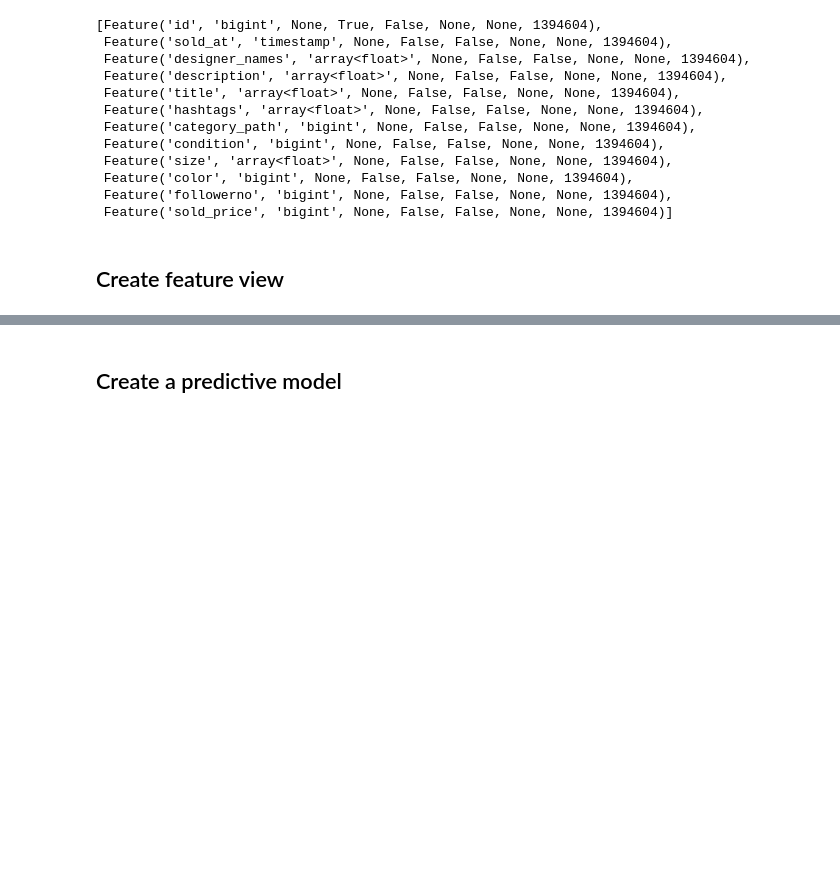
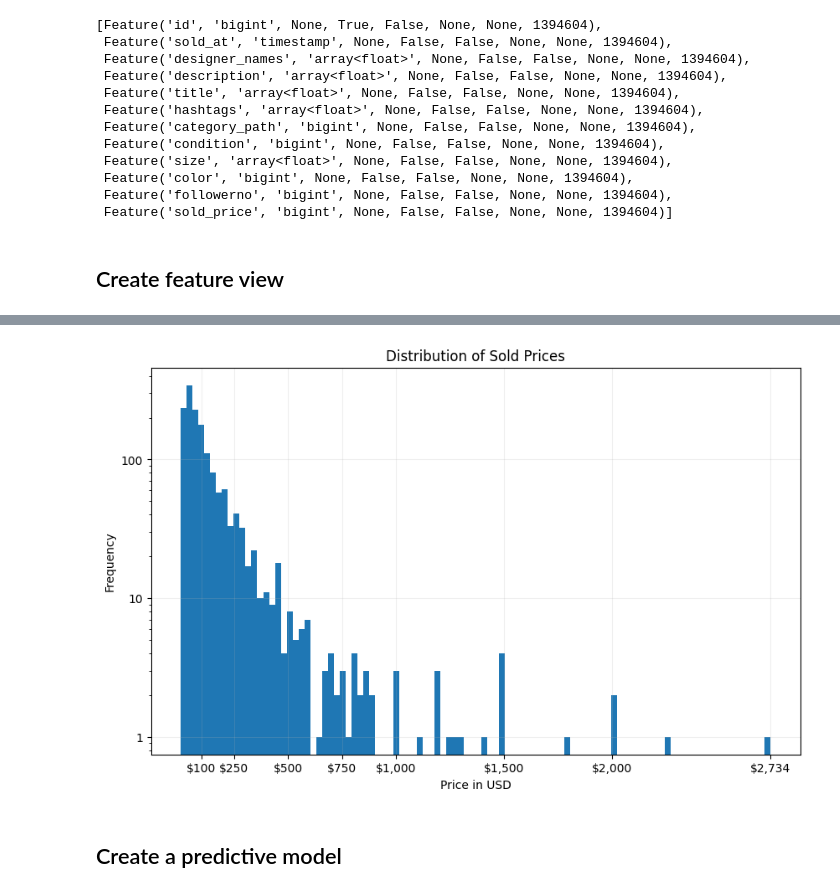
Before and after one commit to samlama111/id2223-fashion-price-predictor, a Jupyter notebook: Training.ipynb, the cells around one changed output, grey strips where cells are left out. Drawn from its saved outputs; the diff is of its cells as text; code cells hidden in the pictures; blank space fills up the shorter version.

Commit message:
Re-trained, added plots, clean-up

```diff
--- a/Training.ipynb
+++ b/Training.ipynb
@@ -92,3 +92,18 @@ X_train
+# %%
+# Plot distribution of sold_prices
+plt.figure(figsize=(10, 6))
+y_test['sold_price'].plot(kind='hist', bins=100, log=True)
+plt.gca().yaxis.set_major_formatter(plt.FuncFormatter(lambda x, _: f'{int(x)}'))
+plt.gca().xaxis.set_major_formatter(plt.FuncFormatter(lambda x, _: f'${int(x):,}'))
+plt.xlabel('Price in USD')
+plt.ylabel('Frequency')
+plt.title('Distribution of Sold Prices')
+plt.grid(True, alpha=0.2)
+plt.xticks([100, 250, 500, 750, 1000, 1500, 2000, y_test['sold_price'].max()])
+
+plt.show()
+# %% [output]
+[figure, added]
 # %% [markdown]
 ## Create a predictive model
 # %% [markdown]
```
Also changed, not shown: parts of 14 cells of this notebook, 1 other file.
